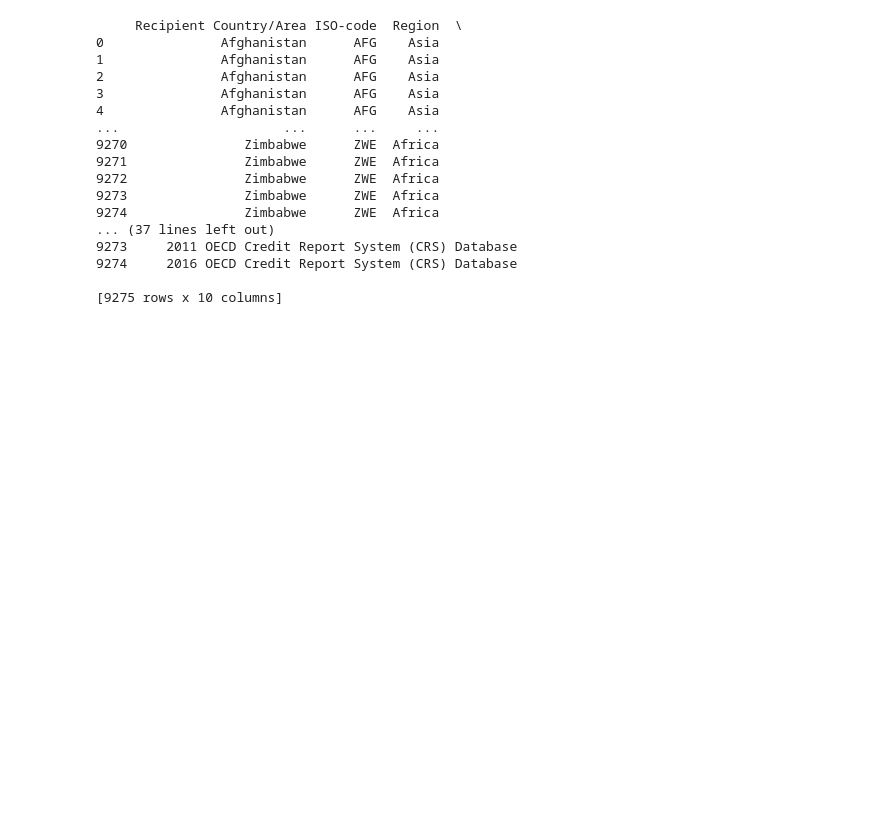
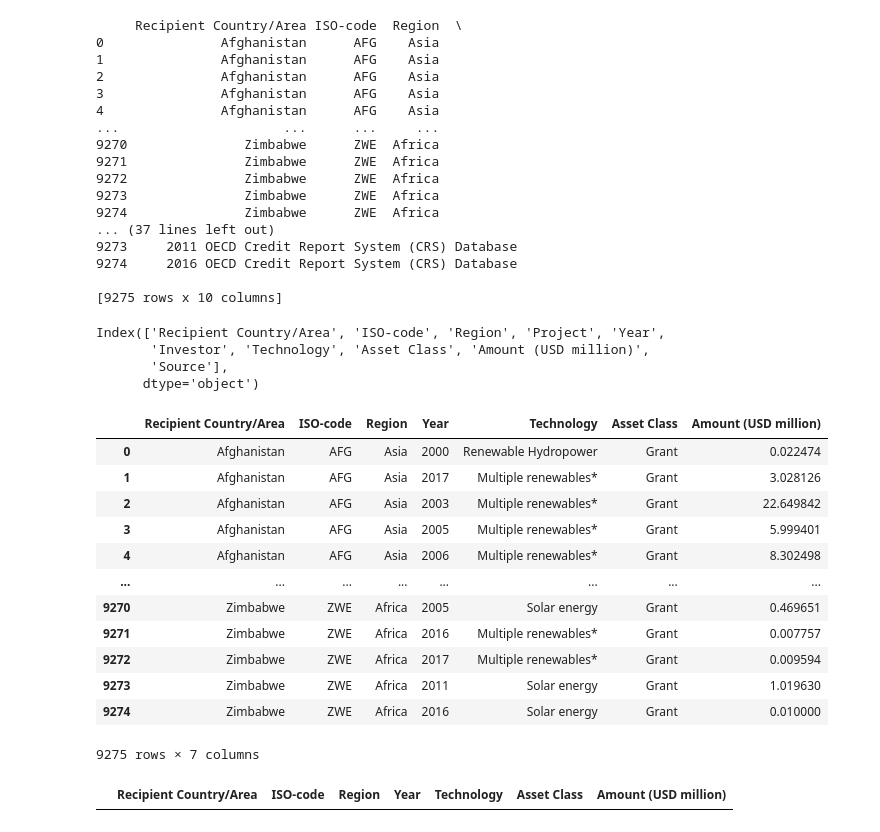
Before and after one commit to coreymcculley/Investigation-into-Carbon-Emmisions-and-Renenwable-Energy, a Jupyter notebook: Renewables investment data.ipynb, the cells around one changed output. Saved outputs shown, nothing was run; the diff lists cells and outputs as text; code cells hidden in the pictures; blank space fills up the shorter version.

```diff
--- a/Renewables investment data.ipynb
+++ b/Renewables investment data.ipynb
@@ -121,3 +115,28 @@ print (df)
 9274     2016 OECD Credit Report System (CRS) Database
 
 [9275 rows x 10 columns]
+# %%
+df.columns
+# %% [output]
+Index(['Recipient Country/Area', 'ISO-code', 'Region', 'Project', 'Year',
+       'Investor', 'Technology', 'Asset Class', 'Amount (USD million)',
+       'Source'],
+      dtype='object')
+# %%
+df.drop(columns = {'Project','Investor','Source'}, inplace=True)
+# %%
+df
+# %% [output]
+|  | Recipient Country/Area | ISO-code | Region | Year | Technology | Asset Class | Amount (USD million) |
+| 0 | Afghanistan | AFG | Asia | 2000 | Renewable Hydropower | Grant | 0.022474 |
+| 1 | Afghanistan | AFG | Asia | 2017 | Multiple renewables* | Grant | 3.028126 |
+| 2 | Afghanistan | AFG | Asia | 2003 | Multiple renewables* | Grant | 22.649842 |
+| 3 | Afghanistan | AFG | Asia | 2005 | Multiple renewables* | Grant | 5.999401 |
+| 4 | Afghanistan | AFG | Asia | 2006 | Multiple renewables* | Grant | 8.302498 |
+| ... | ... | ... | ... | ... | ... | ... | ... |
+| 9270 | Zimbabwe | ZWE | Africa | 2005 | Solar energy | Grant | 0.469651 |
+| 9271 | Zimbabwe | ZWE | Africa | 2016 | Multiple renewables* | Grant | 0.007757 |
+| 9272 | Zimbabwe | ZWE | Africa | 2017 | Multiple renewables* | Grant | 0.009594 |
+| 9273 | Zimbabwe | ZWE | Africa | 2011 | Solar energy | Grant | 1.019630 |
+| 9274 | Zimbabwe | ZWE | Africa | 2016 | Solar energy | Grant | 0.010000 |
+9275 rows × 7 columns
@@ -123,0 +146,4 @@ print (df)
+# %%
+df_eu.head()
+# %% [output]
+|  | Recipient Country/Area | ISO-code | Region | Year | Technology | Asset Class | Amount (USD million) |
```
Also changed, not shown: parts of 7 cells of this notebook.
